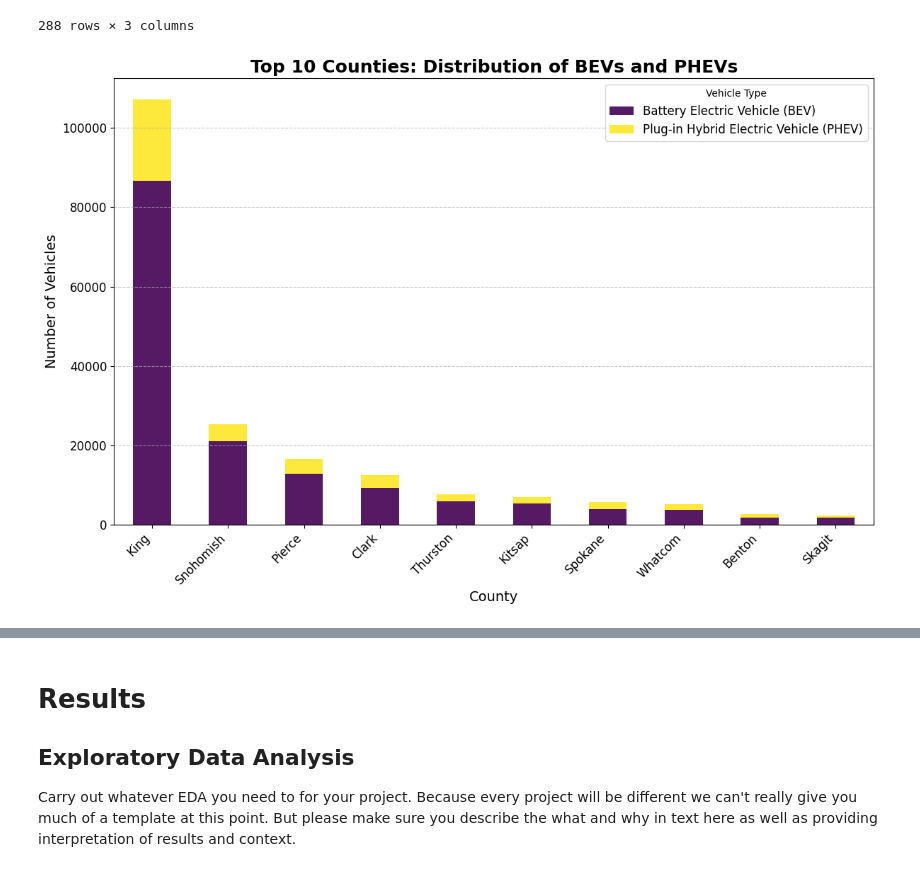
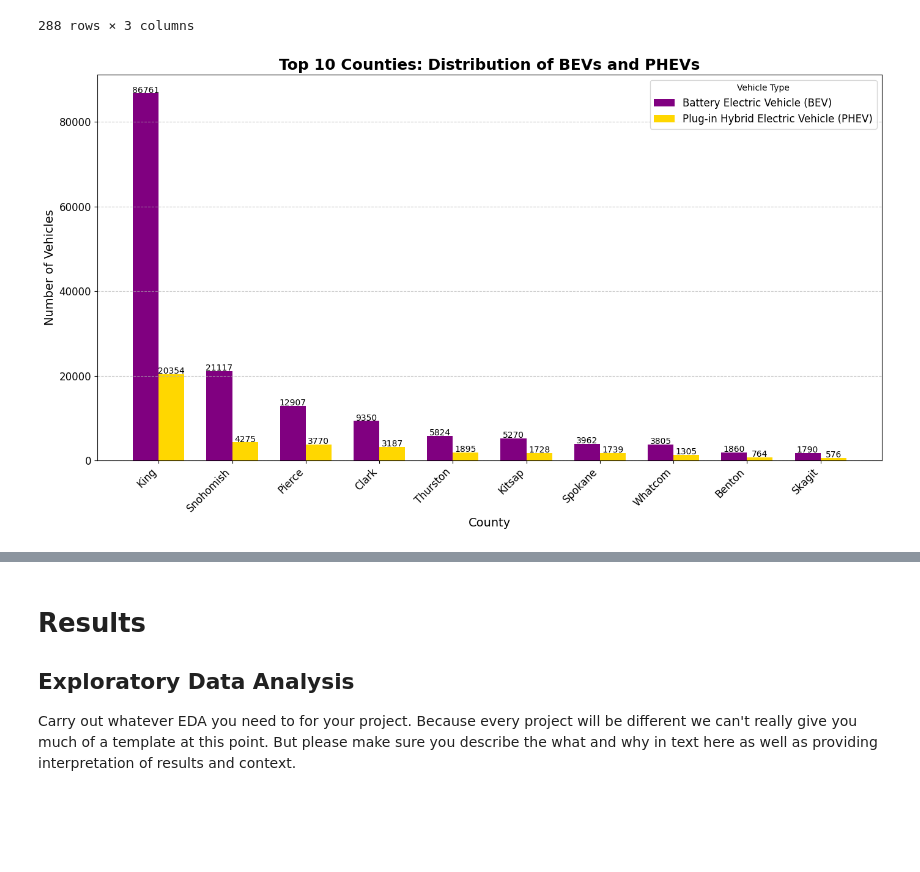
Before and after one commit to cecilia-lin/EV_Project, a Jupyter notebook: EDACheckpoint_Group092-FA24.ipynb, the cells around one changed output, grey strips where cells are left out. Cells and saved outputs as stored; diff of their text form; code cells hidden in the pictures; blank space fills up the shorter version.

Commit message:
Visualization added

```diff
--- a/EDACheckpoint_Group092-FA24.ipynb
+++ b/EDACheckpoint_Group092-FA24.ipynb
@@ -213,35 +213,47 @@ ev_count_by_county
 | 287 | Yuba | Battery Electric Vehicle (BEV) | 1 |
 288 rows × 3 columns
 # %%
-# Group data by County and Electric Vehicle Type
-county_type_counts = ev_clean.groupby(['County', 'Electric Vehicle Type']).size().unstack(fill_value=0)
-
-# Select top 10 counties by total EV count
+# Filter the top 10 counties by total EV count
 top_counties = county_type_counts.sum(axis=1).nlargest(10).index
 filtered_data = county_type_counts.loc[top_counties]
 
-# Stacked bar plot
-filtered_data.plot(
-    kind='bar',
-    stacked=True,
-    figsize=(12, 8),
-    colormap='viridis',
-    alpha=0.9
-)
+# Set up bar positions
+bar_width = 0.35
+counties = filtered_data.index
+indices = np.arange(len(counties))
+
+# Plot BEVs and PHEVs as separate bars
+plt.figure(figsize=(14, 8))
+plt.bar(indices - bar_width/2, filtered_data['Battery Electric Vehicle (BEV)'],
+        bar_width, label='Battery Electric Vehicle (BEV)', color='purple')
+plt.bar(indices + bar_width/2, filtered_data['Plug-in Hybrid Electric Vehicle (PHEV)'],
+        bar_width, label='Plug-in Hybrid Electric Vehicle (PHEV)', color='gold')
+
+# Add titles and labels
 plt.title('Top 10 Counties: Distribution of BEVs and PHEVs', fontsize=18, fontweight='bold')
 plt.xlabel('County', fontsize=14)
 plt.ylabel('Number of Vehicles', fontsize=14)
+plt.xticks(indices, counties, fontsize=12, rotation=45, ha='right')
+plt.yticks(fontsize=12)
 plt.legend(title='Vehicle Type', fontsize=12)
-plt.xticks(fontsize=12, rotation=45, ha='right')
-plt.yticks(fontsize=12)
 plt.grid(axis='y', linestyle='--', alpha=0.7)
+
+# Annotate bars with their exact values
+for i, county in enumerate(counties):
+    plt.text(indices[i] - bar_width/2, filtered_data.loc[county, 'Battery Electric Vehicle (BEV)'] + 100,
+             str(filtered_data.loc[county, 'Battery Electric Vehicle (BEV)']), ha='center', fontsize=10)
+    plt.text(indices[i] + bar_width/2, filtered_data.loc[county, 'Plug-in Hybrid Electric Vehicle (PHEV)'] + 100,
+             str(filtered_data.loc[county, 'Plug-in Hybrid Electric Vehicle (PHEV)']), ha='center', fontsize=10)
+
+# Adjust layout
 plt.tight_layout()
 plt.show()
 
 # Interpretation:
-# This chart reveals the relative adoption of BEVs and PHEVs in the top 10 counties, showing a clear preference for BEVs in most counties.
+# This grouped bar chart clearly shows the separate counts for BEVs and PHEVs in the top 10 counties.
+# It highlights the dominance of BEVs in most counties, while also revealing the proportion of PHEVs in each.
 # %% [output]
-[figure, old version]
+[figure, new version]
 # %%
 # Calculate the counts for each vehicle type
 ev_type_counts = ev_population['Electric Vehicle Type'].value_counts()
```
Also changed, not shown: parts of 2 cells of this notebook.
